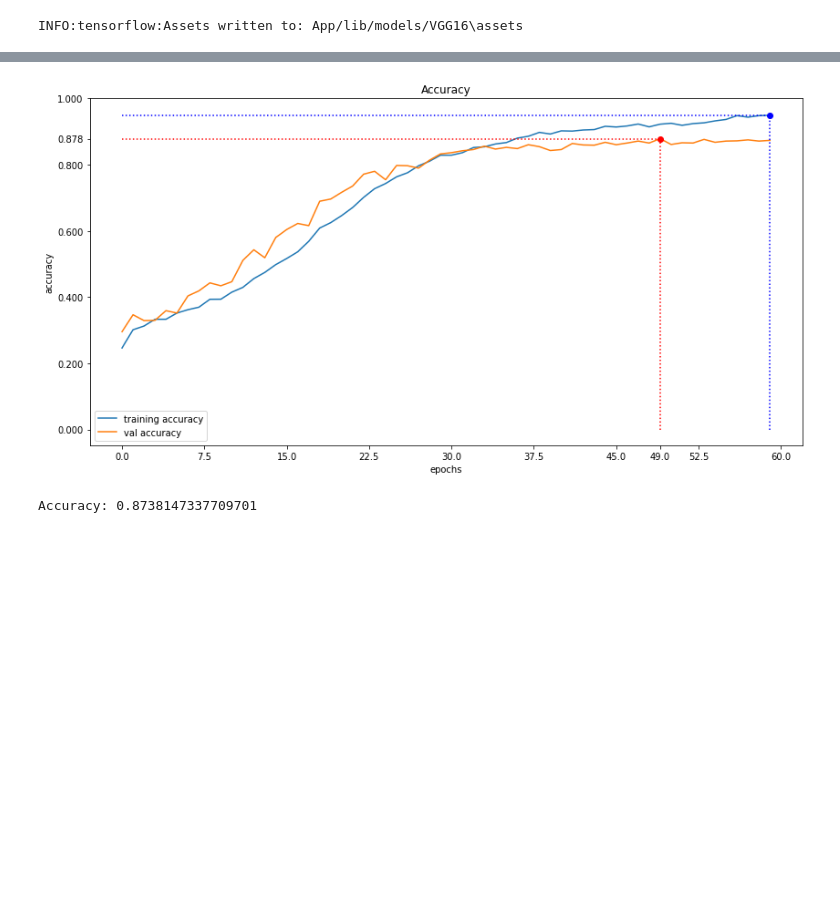
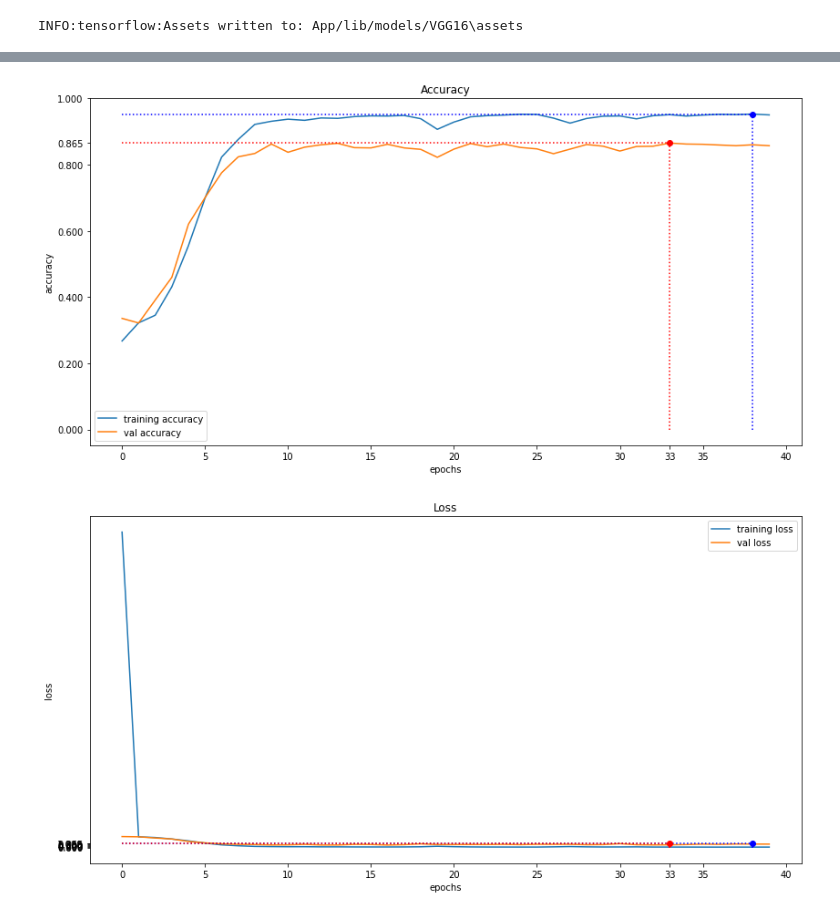
Before and after one commit to dokeefemain/AlphaSign, a Jupyter notebook: VGG16.ipynb, the cells around one changed output, grey strips where cells are left out. Drawn from its saved outputs; the diff is of its cells as text; code cells hidden in the pictures; blank space fills up the shorter version.

```diff
--- a/VGG16.ipynb
+++ b/VGG16.ipynb
@@ -110,3 +129,9 @@ history60["val_accuracy"] = history.history["val_accuracy"] + history1.history["
+# %%
+#no drop out
+plot(history)
+# %% [output]
+[figure, added]
+[figure, added]
 # %%
 import matplotlib.pyplot as plt
 def plot60(history):
@@ -139,14 +164,3 @@ def plot60(history):
     plt.ylabel('accuracy')
     plt.yticks(y_ax)
     plt.legend()
-# %%
-#224 224 40-60
-plot60(history60)
-# %% [output]
-[figure, removed]
-# %%
-y_pred = np.argmax(model.predict(X_test),axis=1)
-from sklearn import metrics
-print("Accuracy:",metrics.accuracy_score(y_test_e, y_pred))
-# %% [output]
-Accuracy: 0.8738147337709701
```
Also changed, not shown: parts of 9 cells of this notebook, 12 other files.
